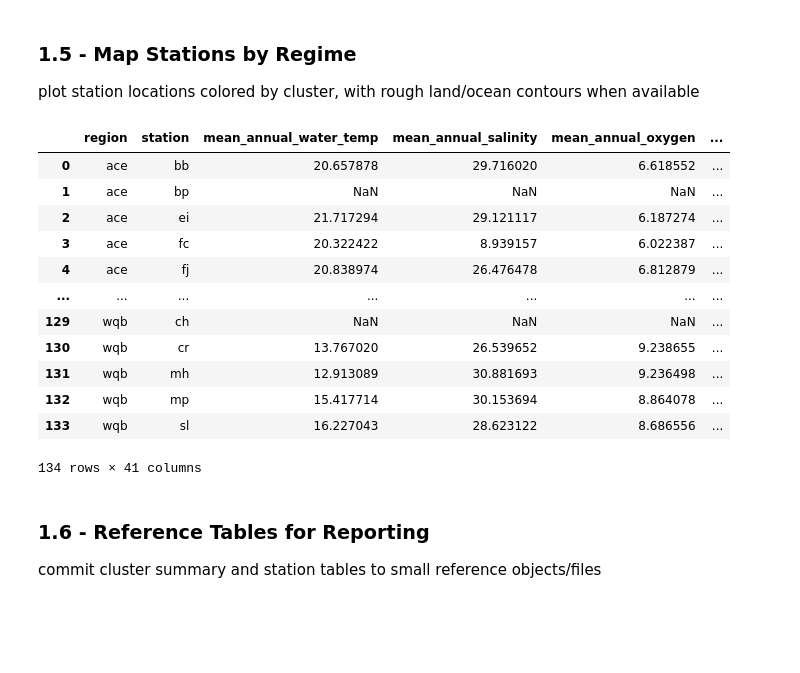
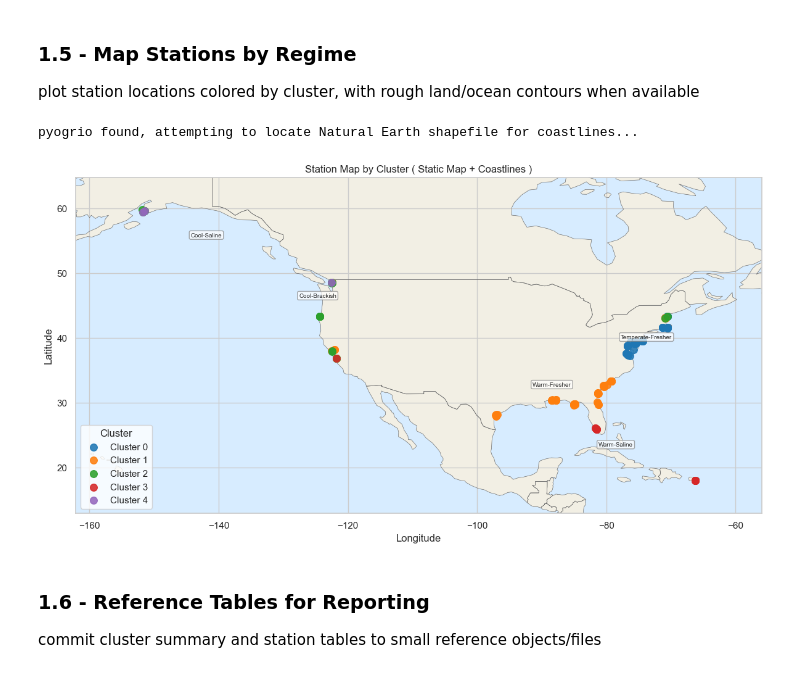
Before and after one commit to jeturcotte/estuaries, a Jupyter notebook: code/t4d.full.project.ipynb, the cells around one changed output. Drawn from its saved outputs; the diff is of its cells as text; code cells hidden in the pictures; blank space fills up the shorter version.

```diff
--- a/code/t4d.full.project.ipynb
+++ b/code/t4d.full.project.ipynb
@@ -1040,26 +1040,11 @@ cluster label lookup:
 ### 1.5 - Map Stations by Regime
 
 plot station locations colored by cluster, with rough land/ocean contours when available
-# %%
-cluster_station
-# %% [output]
-|  | region | station | mean_annual_water_temp | mean_annual_salinity | mean_annual_oxygen | ... |
-| 0 | ace | bb | 20.657878 | 29.716020 | 6.618552 | ... |
-| 1 | ace | bp | NaN | NaN | NaN | ... |
-| 2 | ace | ei | 21.717294 | 29.121117 | 6.187274 | ... |
-| 3 | ace | fc | 20.322422 | 8.939157 | 6.022387 | ... |
-| 4 | ace | fj | 20.838974 | 26.476478 | 6.812879 | ... |
-| ... | ... | ... | ... | ... | ... | ... |
-| 129 | wqb | ch | NaN | NaN | NaN | ... |
-| 130 | wqb | cr | 13.767020 | 26.539652 | 9.238655 | ... |
-| 131 | wqb | mh | 12.913089 | 30.881693 | 9.236498 | ... |
-| 132 | wqb | mp | 15.417714 | 30.153694 | 8.864078 | ... |
-| 133 | wqb | sl | 16.227043 | 28.623122 | 8.686556 | ... |
-134 rows × 41 columns
 # %%
 # 1.5 - map stations by cluster (static matplotlib)
 from pathlib import Path
 import geopandas as gpd
+import pyogrio
 
 cluster_station[ 'latitude' ] = pd.to_numeric( cluster_station[ 'latitude' ], errors = 'coerce' )
 cluster_station[ 'longitude' ] = pd.to_numeric( cluster_station[ 'longitude' ], errors = 'coerce' )
@@ -1089,47 +1074,25 @@ ax.set_facecolor( '#d7ecff' )
 
 # find a local Natural Earth shapefile path robustly
 ne_path = None
+candidate = Path( pyogrio.__file__ ).resolve( ).parent / 'tests/fixtures/naturalearth_lowres/naturalearth_lowres.shp'
+if candidate.exists( ):
+    ne_path = candidate
 
-try:
-    import pyogrio
+world = gpd.read_file( ne_path )
 
-    candidate = Path( pyogrio.__file__ ).resolve( ).parent / 'tests/fixtures/naturalearth_lowres/naturalearth_lowres.shp'
+world.plot(
+    ax = ax,
+    color = '#f2efe4',
+    edgecolor = 'none',
+    zorder = 0,
+)
 
-    if candidate.exists( ):
-        ne_path = candidate
-
-except Exception:
-    ne_path = None
-
-if ne_path is None:
-    search_roots = [ Path.cwd( ), Path.cwd( ).parent, Path.cwd( ).parent.parent ]
-
-    for root in search_roots:
-        hits = list( root.glob( '.venv/lib/python*/site-packages/pyogrio/tests/fixtures/naturalearth_lowres/naturalearth_lowres.shp' ) )
-
-        if len( hits ) > 0:
-            ne_path = hits[ 0 ]
-            break
-
-if ne_path is not None and ne_path.exists( ):
-    world = gpd.read_file( ne_path )
-
-    world.plot(
-        ax = ax,
-        color = '#f2efe4',
-        edgecolor = 'none',
-        zorder = 0,
-    )
-
-    world.boundary.plot(
-        ax = ax,
-        color = '#666666',
-        linewidth = 0.45,
-        zorder = 1,
-    )
-
-else:
-    print( 'coastline layer not found; drawing points only' )
+world.boundary.plot(
+    ax = ax,
+    color = '#666666',
+    linewidth = 0.45,
+    zorder = 1,
+)
 
 for cid in cluster_ids:
     sub = map_df.loc[ map_df[ 'cluster' ] == cid ]
@@ -1138,33 +1101,36 @@ for cid in cluster_ids:
         sub[ 'longitude' ],
         sub[ 'latitude' ],
         s = 70,
         alpha = 0.88,
         color = cluster_color_map[ cid ],
         label = f'Cluster {cid}',
         zorder = 2,
     )
 
 for _, row in center_df.iterrows( ):
     ax.text(
         row[ 'longitude' ],
         row[ 'latitude' ],
         str( row[ 'cluster_label' ] ),
         fontsize = 7,
         ha = 'center',
         va = 'center',
         bbox = { 'boxstyle': 'round,pad=0.25', 'facecolor': 'white', 'alpha': 0.70, 'edgecolor': 'gray' },
         zorder = 3,
     )
 
 ax.set_xlim( lon_min - lon_pad, lon_max + lon_pad )
 ax.set_ylim( lat_min - lat_pad, lat_max + lat_pad )
 ax.set_xlabel( 'Longitude' )
 ax.set_ylabel( 'Latitude' )
 ax.set_title( 'Station Map by Cluster ( Static Map + Coastlines )' )
 ax.legend( title = 'Cluster', loc = 'lower left', frameon = True )
 
 plt.tight_layout( )
 plt.show( )
+# %% [output]
+pyogrio found, attempting to locate Natural Earth shapefile for coastlines...
+[figure, added]
 # %% [markdown]
 ### 1.6 - Reference Tables for Reporting
 
```
